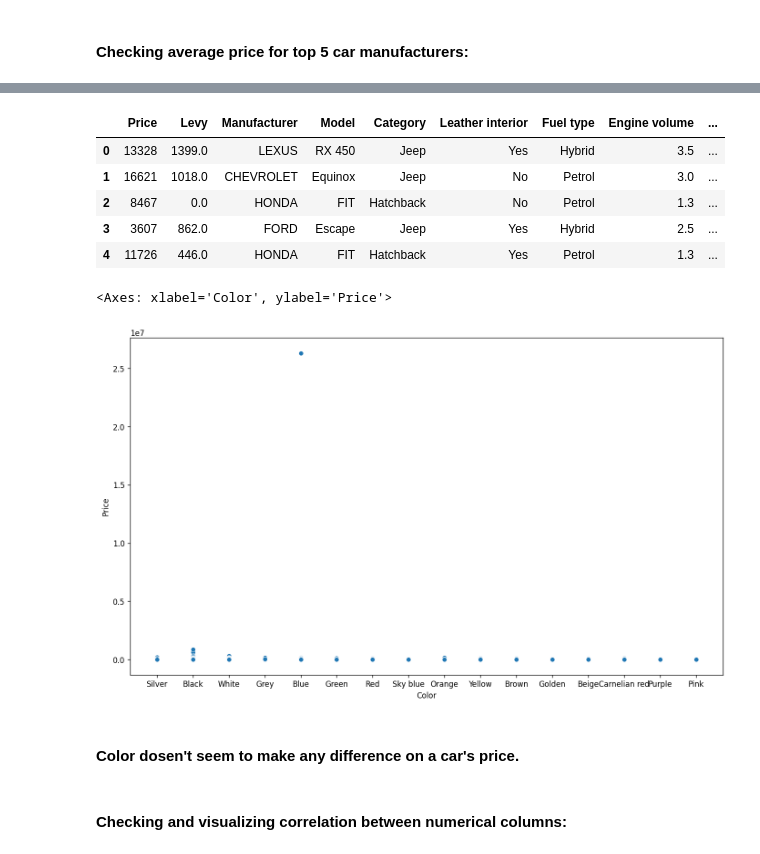
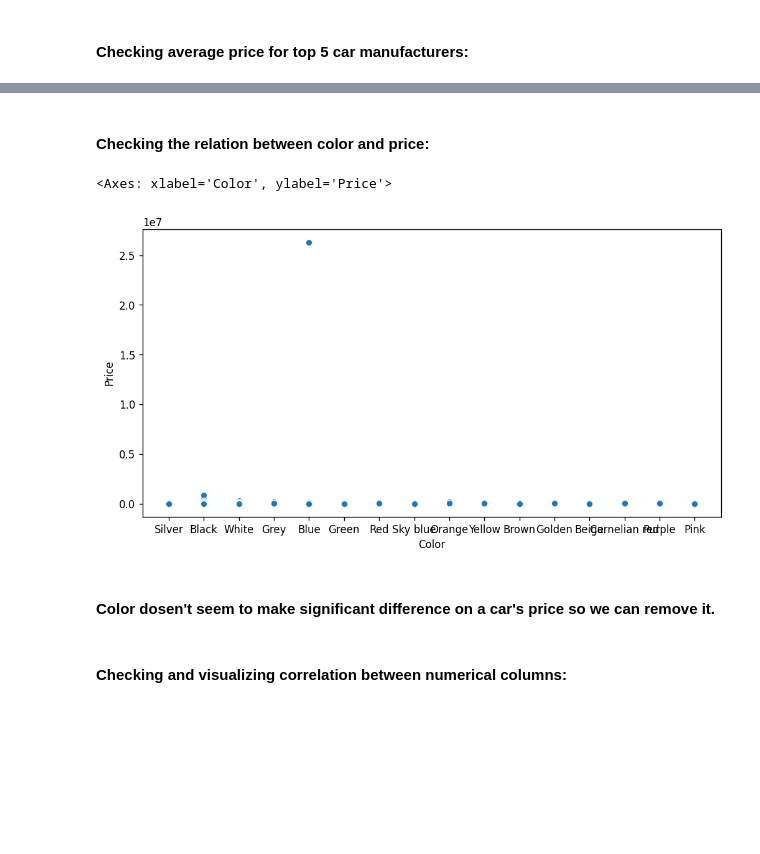
Before and after one commit to saif-gitreps/Car-price-prediction-model, a Jupyter notebook: main.ipynb, the cells around one changed output, grey strips where cells are left out. Saved outputs shown, nothing was run; the diff lists cells and outputs as text; code cells hidden in the pictures; blank space fills up the shorter version.

```diff
--- a/main.ipynb
+++ b/main.ipynb
@@ -151,0 +122,3 @@ data.head()
+# %%
+data['Cylinders'] = data['Cylinders'].astype(int)
+data['Cylinders']
@@ -314,20 +301,13 @@ plt.show()
-# %%
-data.head()
-# %% [output]
-|  | Price | Levy | Manufacturer | Model | Category | Leather interior | Fuel type | Engine volume | ... |
-| 0 | 13328 | 1399.0 | LEXUS | RX 450 | Jeep | Yes | Hybrid | 3.5 | ... |
-| 1 | 16621 | 1018.0 | CHEVROLET | Equinox | Jeep | No | Petrol | 3.0 | ... |
-| 2 | 8467 | 0.0 | HONDA | FIT | Hatchback | No | Petrol | 1.3 | ... |
-| 3 | 3607 | 862.0 | FORD | Escape | Jeep | Yes | Hybrid | 2.5 | ... |
-| 4 | 11726 | 446.0 | HONDA | FIT | Hatchback | Yes | Petrol | 1.3 | ... |
+# %% [markdown]
+#### Checking the relation between color and price:
 # %%
-plt.figure(figsize=(14, 8), dpi=120)
+plt.figure(figsize=(10, 5), dpi=120)
 sns.scatterplot(data=data, x='Color', y='Price', palette="crest")
 # %% [output]
 <Axes: xlabel='Color', ylabel='Price'>
-[figure, old version]
+[figure, new version]
 # %% [markdown]
-#### Color dosen't seem to make any difference on a car's price.
+#### Color dosen't seem to make significant difference on a car's price so we can remove it.
 # %%
 data = data.drop("Color",axis=1)
 # %% [markdown]
```
Also changed, not shown: parts of 24 cells of this notebook.
